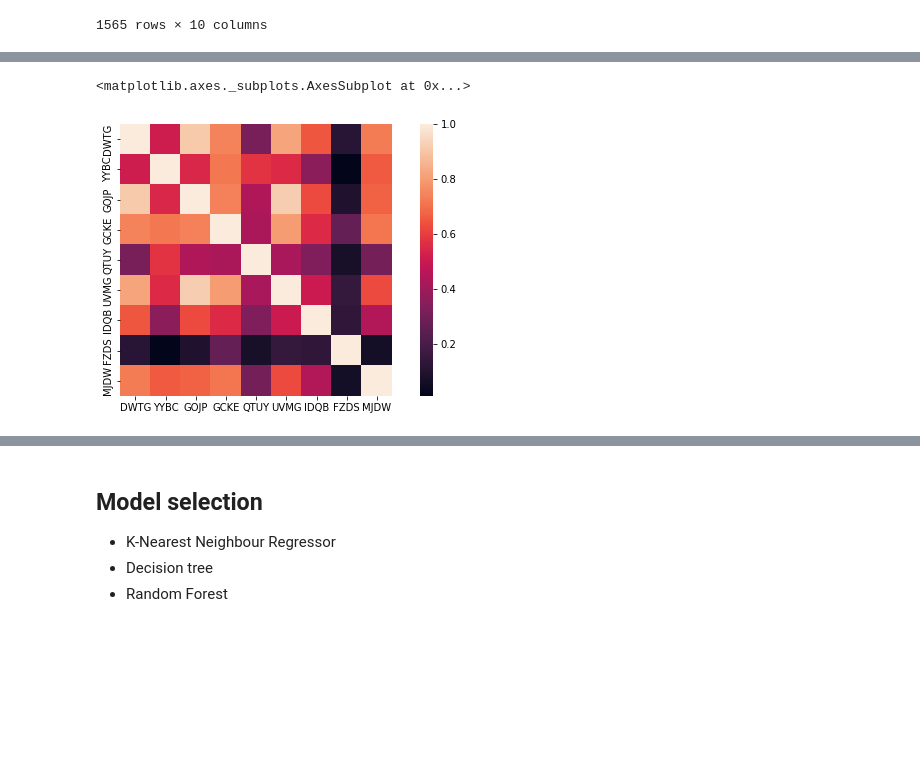
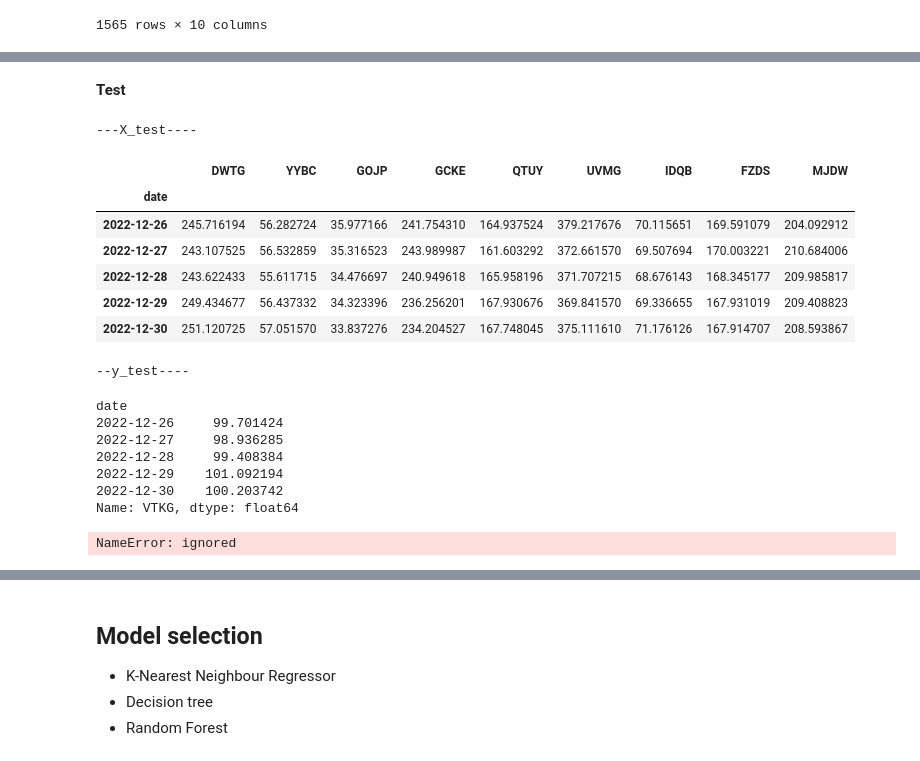
Before and after one commit to GariZabaleta/Brownian_motion, a Jupyter notebook: GBM.ipynb, the cells around one changed output, grey strips where cells are left out. Drawn from its saved outputs; the diff is of its cells as text; code cells hidden in the pictures; blank space fills up the shorter version.

```diff
--- a/GBM.ipynb
+++ b/GBM.ipynb
@@ -286,9 +323,32 @@ y_train = df.iloc[-5:,n].copy()
+# %% [markdown]
+ **Test**
+# %%
+print("---X_test----")
+display(X_test)
+print("\n--y_test----")
+display(y_test)
+# %% [output]
+---X_test----
+|  | DWTG | YYBC | GOJP | GCKE | QTUY | UVMG | IDQB | FZDS | MJDW |
+| date |  |  |  |  |  |  |  |  |  |
+| 2022-12-26 | 245.716194 | 56.282724 | 35.977166 | 241.754310 | 164.937524 | 379.217676 | 70.115651 | 169.591079 | 204.092912 |
+| 2022-12-27 | 243.107525 | 56.532859 | 35.316523 | 243.989987 | 161.603292 | 372.661570 | 69.507694 | 170.003221 | 210.684006 |
+| 2022-12-28 | 243.622433 | 55.611715 | 34.476697 | 240.949618 | 165.958196 | 371.707215 | 68.676143 | 168.345177 | 209.985817 |
+| 2022-12-29 | 249.434677 | 56.437332 | 34.323396 | 236.256201 | 167.930676 | 369.841570 | 69.336655 | 167.931019 | 209.408823 |
+| 2022-12-30 | 251.120725 | 57.051570 | 33.837276 | 234.204527 | 167.748045 | 375.111610 | 71.176126 | 167.914707 | 208.593867 |
+--y_test----
+date
+2022-12-26     99.701424
+2022-12-27     98.936285
+2022-12-28     99.408384
+2022-12-29    101.092194
+2022-12-30    100.203742
+Name: VTKG, dtype: float64
 # %%
-corr_mat = np.abs(X.corr())
+corr_mat = np.abs(X_train.corr())
 fig, ax = plt.subplots(figsize=(10,5))
 sns.heatmap(corr_mat,square = True, ax = ax)
 # %% [output]
-<matplotlib.axes._subplots.AxesSubplot at 0x...>
+NameError: ignored
-[figure, removed]
 # %%
 period = [3,5,10,21]
```
Also changed, not shown: parts of 18 cells of this notebook.
